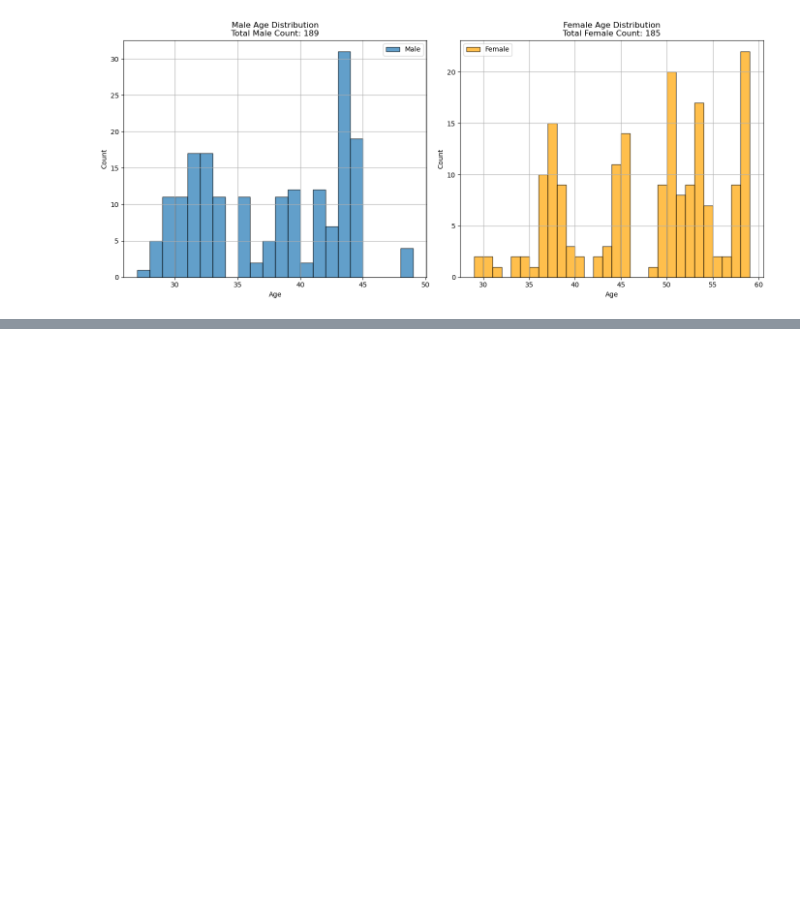
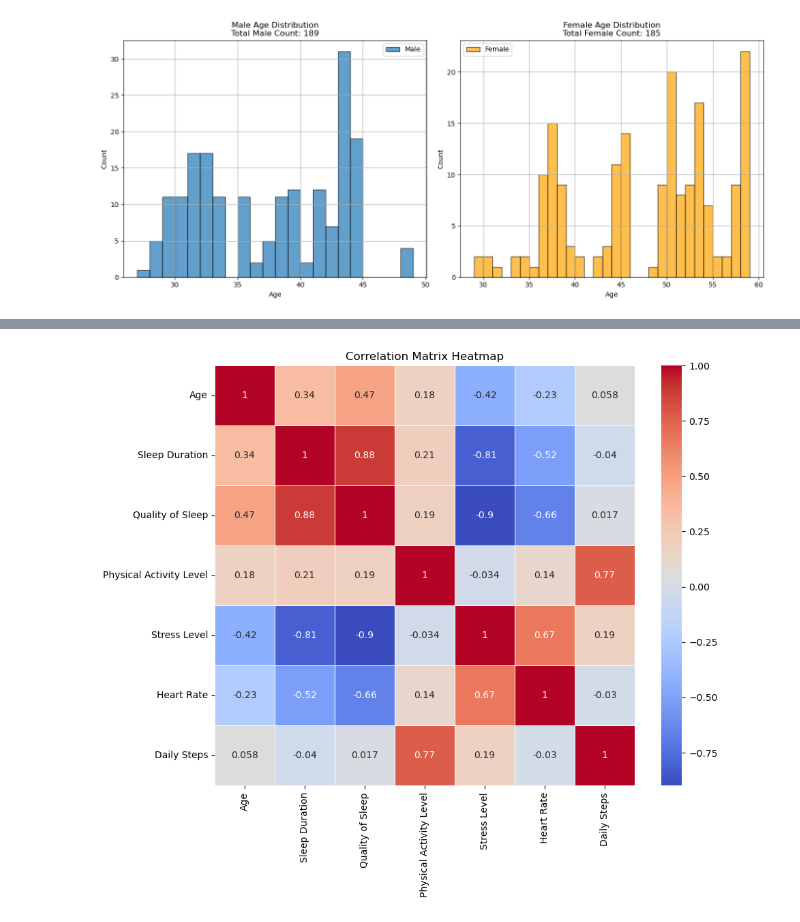
Before and after one commit to Shristythapa/sleep_health_lifestyle_data_analysis, a Jupyter notebook: sleep_health_lifestyle.ipynb, the cells around one changed output, grey strips where cells are left out. Cells and saved outputs as stored; diff of their text form; code cells hidden in the pictures; blank space fills up the shorter version.

Commit message:
correlation - heatmap

```diff
--- a/sleep_health_lifestyle.ipynb
+++ b/sleep_health_lifestyle.ipynb
@@ -170,2 +215,2 @@ plt.show()
 # %%
-df.corr()
+correlation_matrix=df[['Age','Sleep Duration','Quality of Sleep','Physical Activity Level','Stress Level','Heart Rate','Daily Steps']].corr()
@@ -181,0 +217,8 @@ df.corr()
+# %%
+# Plotting the heatmap
+plt.figure(figsize=(10, 8))
+sns.heatmap(correlation_matrix, annot=True, cmap='coolwarm', linewidths=.5, square=True)
+plt.title('Correlation Matrix Heatmap')
+plt.show()
+# %% [output]
+[figure, added]
```
Also changed, not shown: parts of 9 cells of this notebook.
